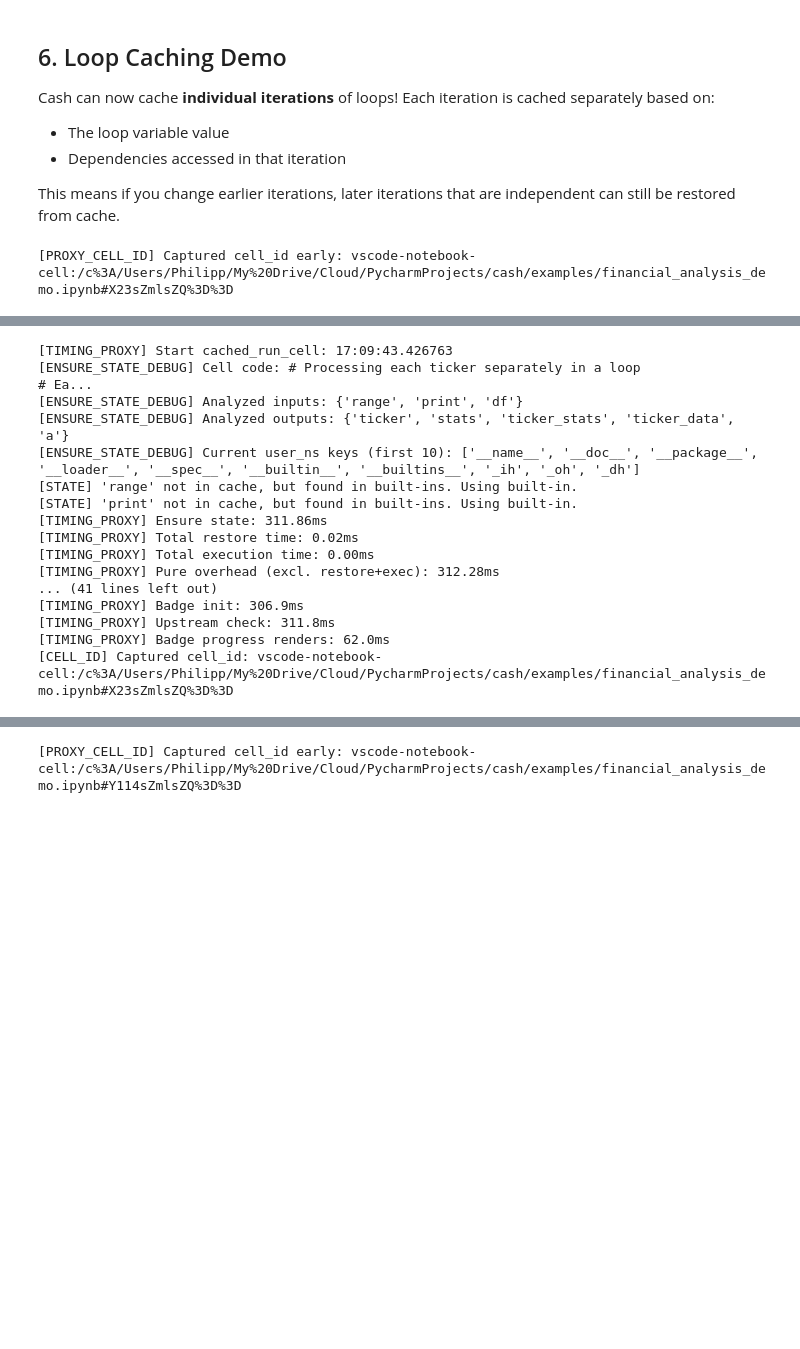
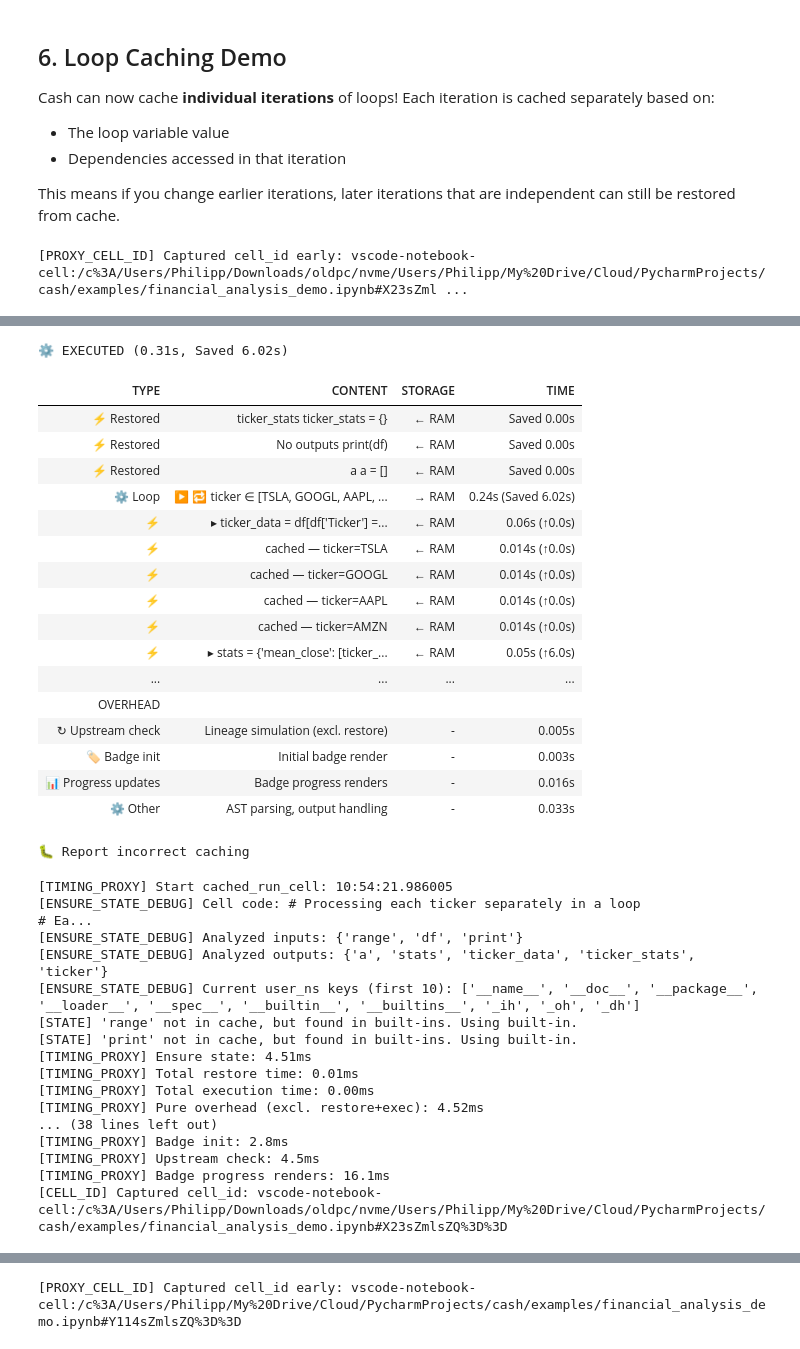
Before and after one commit to galgtonold/cash, a Jupyter notebook: examples/financial_analysis_demo.ipynb, the cells around one changed output, grey strips where cells are left out. Drawn from its saved outputs; the diff is of its cells as text; code cells hidden in the pictures; blank space fills up the shorter version.

```diff
--- a/examples/financial_analysis_demo.ipynb
+++ b/examples/financial_analysis_demo.ipynb
@@ -233,7 +234,7 @@ ticker_stats = {}
 print(df)
 a = []
 
-for ticker in ["TSLA", "GOOGL", "AAPL", "AMZN", "MSFT", "NFLX", "xx"]:
+for ticker in ["TSLA", "GOOGL", "AAPL", "AMZN"]:
     ticker_data = df[df["Ticker"] == ticker]
     stats = {
         "mean_close": [ticker_data["Close"].mean() for i in range(10000)],
@@ -248,4 +249,4 @@ for ticker in ["TSLA", "GOOGL", "AAPL", "AMZN", "MSFT", "NFLX", "xx"]:
 print(ticker_stats.keys())
 print("\nDone processing all tickers!")
 # %% [output]
-[PROXY_CELL_ID] Captured cell_id early: vscode-notebook-cell:/c%3A/Users/Philipp/My%20Drive/Cloud/PycharmProjects/cash/examples/financial_analysis_demo.ipynb#X23sZmlsZQ%3D%3D
+[PROXY_CELL_ID] Captured cell_id early: vscode-notebook-cell:/c%3A/Users/Philipp/Downloads/oldpc/nvme/Users/Philipp/My%20Drive/Cloud/PycharmProjects/cash/examples/financial_analysis_demo.ipynb#X23sZml ...
@@ -253,20 +253,39 @@ print("\nDone processing all tickers!")
-[TIMING_PROXY] Start cached_run_cell: 17:09:43.426763
-[ENSURE_STATE_DEBUG] Cell code: # Processing each ticker separately in a loop
-# Ea...
-[ENSURE_STATE_DEBUG] Analyzed inputs: {'range', 'print', 'df'}
-[ENSURE_STATE_DEBUG] Analyzed outputs: {'ticker', 'stats', 'ticker_stats', 'ticker_data', 'a'}
-[ENSURE_STATE_DEBUG] Current user_ns keys (first 10): ['__name__', '__doc__', '__package__', '__loader__', '__spec__', '__builtin__', '__builtins__', '_ih', '_oh', '_dh']
-[STATE] 'range' not in cache, but found in built-ins. Using built-in.
-[STATE] 'print' not in cache, but found in built-ins. Using built-in.
-[TIMING_PROXY] Ensure state: 311.86ms
-[TIMING_PROXY] Total restore time: 0.02ms
-[TIMING_PROXY] Total execution time: 0.00ms
-[TIMING_PROXY] Pure overhead (excl. restore+exec): 312.28ms
-... (41 lines left out)
-[TIMING_PROXY] Badge init: 306.9ms
-[TIMING_PROXY] Upstream check: 311.8ms
-[TIMING_PROXY] Badge progress renders: 62.0ms
-[CELL_ID] Captured cell_id: vscode-notebook-cell:/c%3A/Users/Philipp/My%20Drive/Cloud/PycharmProjects/cash/examples/financial_analysis_demo.ipynb#X23sZmlsZQ%3D%3D
+⚙️ EXECUTED (0.31s, Saved 6.02s)
+| TYPE | CONTENT | STORAGE | TIME |
+| ⚡ Restored | ticker_stats ticker_stats = {} | ← RAM | Saved 0.00s |
+| ⚡ Restored | No outputs print(df) | ← RAM | Saved 0.00s |
+| ⚡ Restored | a a = [] | ← RAM | Saved 0.00s |
+| ⚙️ Loop | ▶ 🔁 ticker ∈ [TSLA, GOOGL, AAPL, ... | → RAM | 0.24s (Saved 6.02s) |
+| ⚡ | ▸ ticker_data = df[df['Ticker'] =... | ← RAM | 0.06s (↑0.0s) |
+| ⚡ | cached — ticker=TSLA | ← RAM | 0.014s (↑0.0s) |
+| ⚡ | cached — ticker=GOOGL | ← RAM | 0.014s (↑0.0s) |
+| ⚡ | cached — ticker=AAPL | ← RAM | 0.014s (↑0.0s) |
+| ⚡ | cached — ticker=AMZN | ← RAM | 0.014s (↑0.0s) |
+| ⚡ | ▸ stats = {'mean_close': [ticker_... | ← RAM | 0.05s (↑6.0s) |
+| ... | ... | ... | ... |
+| OVERHEAD |  |  |  |
+| ↻ Upstream check | Lineage simulation (excl. restore) | - | 0.005s |
+| 🏷️ Badge init | Initial badge render | - | 0.003s |
+| 📊 Progress updates | Badge progress renders | - | 0.016s |
+| ⚙️ Other | AST parsing, output handling | - | 0.033s |
+🐛 Report incorrect caching
+[TIMING_PROXY] Start cached_run_cell: 10:54:21.986005
+[ENSURE_STATE_DEBUG] Cell code: # Processing each ticker separately in a loop
+# Ea...
+[ENSURE_STATE_DEBUG] Analyzed inputs: {'range', 'df', 'print'}
+[ENSURE_STATE_DEBUG] Analyzed outputs: {'a', 'stats', 'ticker_data', 'ticker_stats', 'ticker'}
+[ENSURE_STATE_DEBUG] Current user_ns keys (first 10): ['__name__', '__doc__', '__package__', '__loader__', '__spec__', '__builtin__', '__builtins__', '_ih', '_oh', '_dh']
+[STATE] 'range' not in cache, but found in built-ins. Using built-in.
+[STATE] 'print' not in cache, but found in built-ins. Using built-in.
+[TIMING_PROXY] Ensure state: 4.51ms
+[TIMING_PROXY] Total restore time: 0.01ms
+[TIMING_PROXY] Total execution time: 0.00ms
+[TIMING_PROXY] Pure overhead (excl. restore+exec): 4.52ms
+... (38 lines left out)
+[TIMING_PROXY] Badge init: 2.8ms
+[TIMING_PROXY] Upstream check: 4.5ms
+[TIMING_PROXY] Badge progress renders: 16.1ms
+[CELL_ID] Captured cell_id: vscode-notebook-cell:/c%3A/Users/Philipp/Downloads/oldpc/nvme/Users/Philipp/My%20Drive/Cloud/PycharmProjects/cash/examples/financial_analysis_demo.ipynb#X23sZmlsZQ%3D%3D
 # %%
 ticker_data
 # %% [output]
```
Also changed, not shown: parts of 17 cells of this notebook, 23 other files.
